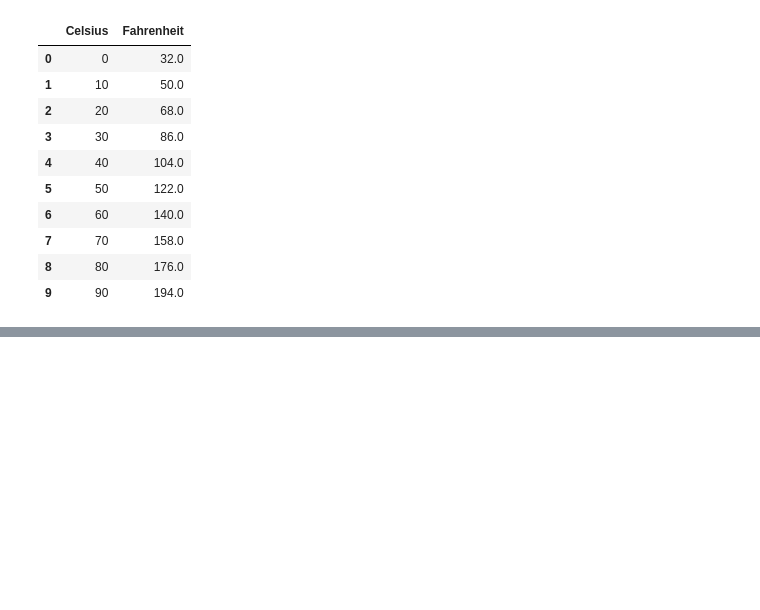
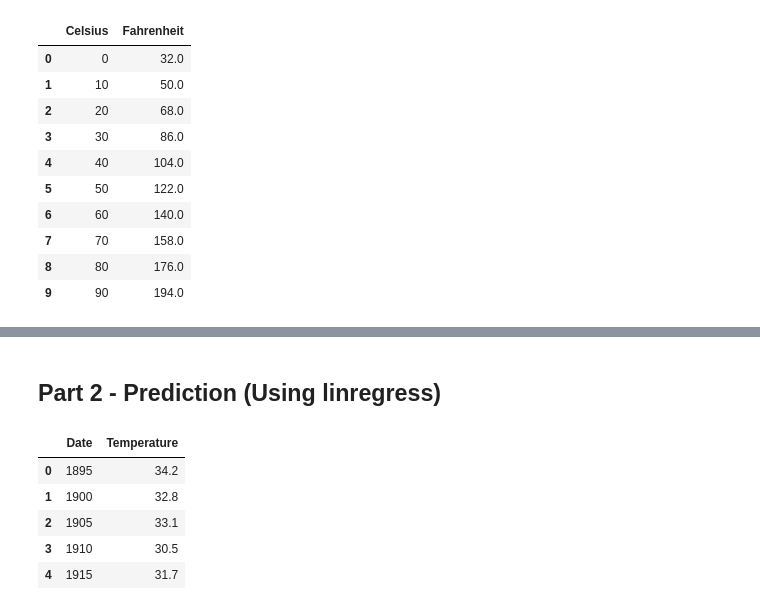
Before and after one commit to sabrouch36/datafun-07-ml, a Jupyter notebook: sabri_ml.ipynb, the cells around one changed output, grey strips where cells are left out. Drawn from its saved outputs; the diff is of its cells as text; code cells hidden in the pictures; blank space fills up the shorter version.

Commit message:
Completed Part 2 - Prediction using linregress

```diff
--- a/sabri_ml.ipynb
+++ b/sabri_ml.ipynb
@@ -35,0 +39,12 @@ plt.show()
+# %% [markdown]
+## Part 2 - Prediction (Using linregress)
+# %%
+nyc_df = pd.read_csv('nyc.csv')
+nyc_df.head()
+# %% [output]
+|  | Date | Temperature |
+| 0 | 1895 | 34.2 |
+| 1 | 1900 | 32.8 |
+| 2 | 1905 | 33.1 |
+| 3 | 1910 | 30.5 |
+| 4 | 1915 | 31.7 |
```
Also changed, not shown: parts of 7 cells of this notebook, 1 other file.
